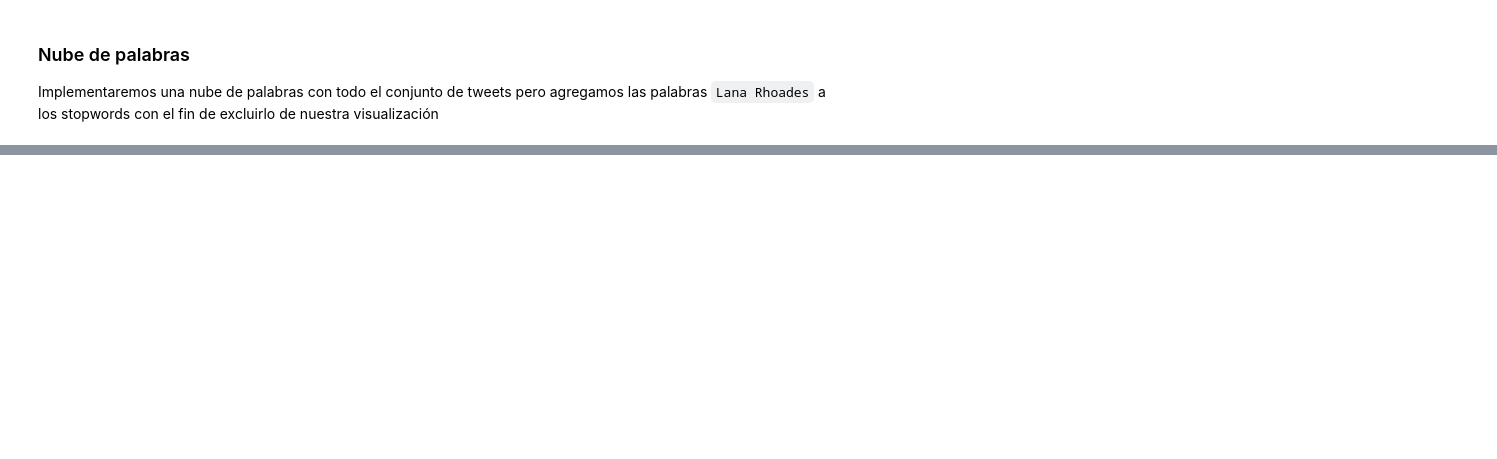
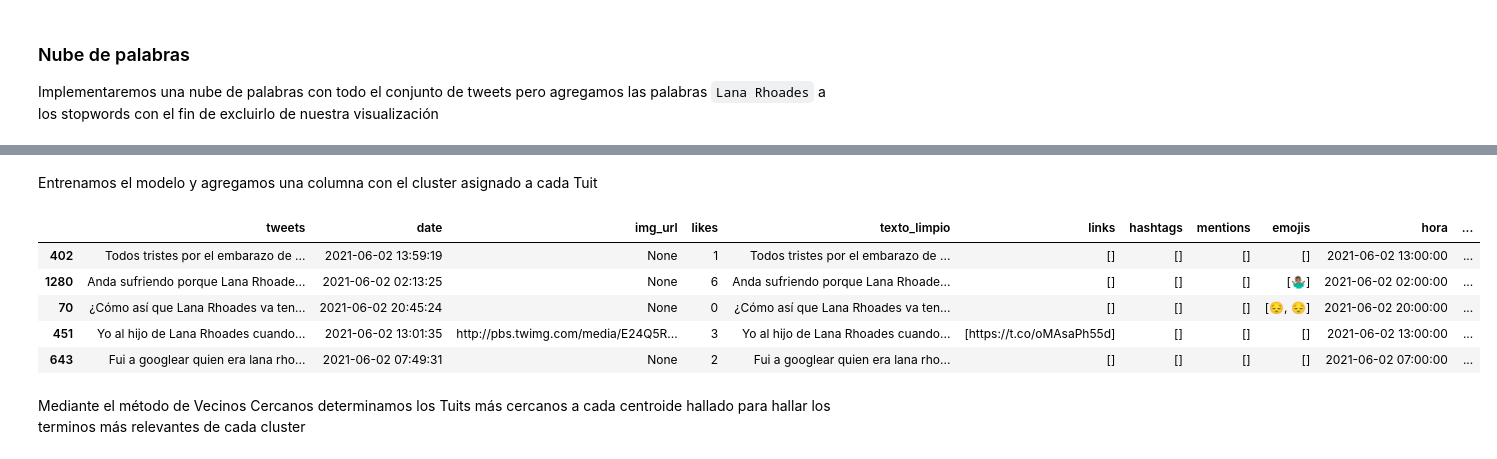
Before and after one commit to svargasg/KL-NLP, a Jupyter notebook: proyecto/proyecto.ipynb, the cells around one changed output, grey strips where cells are left out. Cells and saved outputs as stored; diff of their text form; code cells hidden in the pictures; blank space fills up the shorter version.

```diff
--- a/proyecto/proyecto.ipynb
+++ b/proyecto/proyecto.ipynb
@@ -247,0 +306,18 @@ plt.show()
+# %% [markdown]
+Entrenamos el modelo y agregamos una columna con el cluster asignado a cada Tuit
+# %%
+k = 3
+model = KMeans(n_clusters=k)
+model.fit(tfidf_matrix)
+
+data['cluster'] = model.labels_
+data.sample(5)
+# %% [output]
+|  | tweets | date | img_url | likes | texto_limpio | links | hashtags | mentions | emojis | hora | ... |
+| 402 | Todos tristes por el embarazo de ... | 2021-06-02 13:59:19 | None | 1 | Todos tristes por el embarazo de ... | [] | [] | [] | [] | 2021-06-02 13:00:00 | ... |
+| 1280 | Anda sufriendo porque Lana Rhoade... | 2021-06-02 02:13:25 | None | 6 | Anda sufriendo porque Lana Rhoade... | [] | [] | [] | [🤷🏽‍♂️] | 2021-06-02 02:00:00 | ... |
+| 70 | ¿Cómo así que Lana Rhoades va ten... | 2021-06-02 20:45:24 | None | 0 | ¿Cómo así que Lana Rhoades va ten... | [] | [] | [] | [😔, 😔] | 2021-06-02 20:00:00 | ... |
+| 451 | Yo al hijo de Lana Rhoades cuando... | 2021-06-02 13:01:35 | http://pbs.twimg.com/media/E24Q5R... | 3 | Yo al hijo de Lana Rhoades cuando... | [https://t.co/oMAsaPh55d] | [] | [] | [] | 2021-06-02 13:00:00 | ... |
+| 643 | Fui a googlear quien era lana rho... | 2021-06-02 07:49:31 | None | 2 | Fui a googlear quien era lana rho... | [] | [] | [] | [] | 2021-06-02 07:00:00 | ... |
+# %% [markdown]
+Mediante el método de Vecinos Cercanos determinamos los Tuits más cercanos a cada centroide hallado para hallar los terminos más relevantes de cada cluster
```
Also changed, not shown: parts of 23 cells of this notebook, 1 other file.
